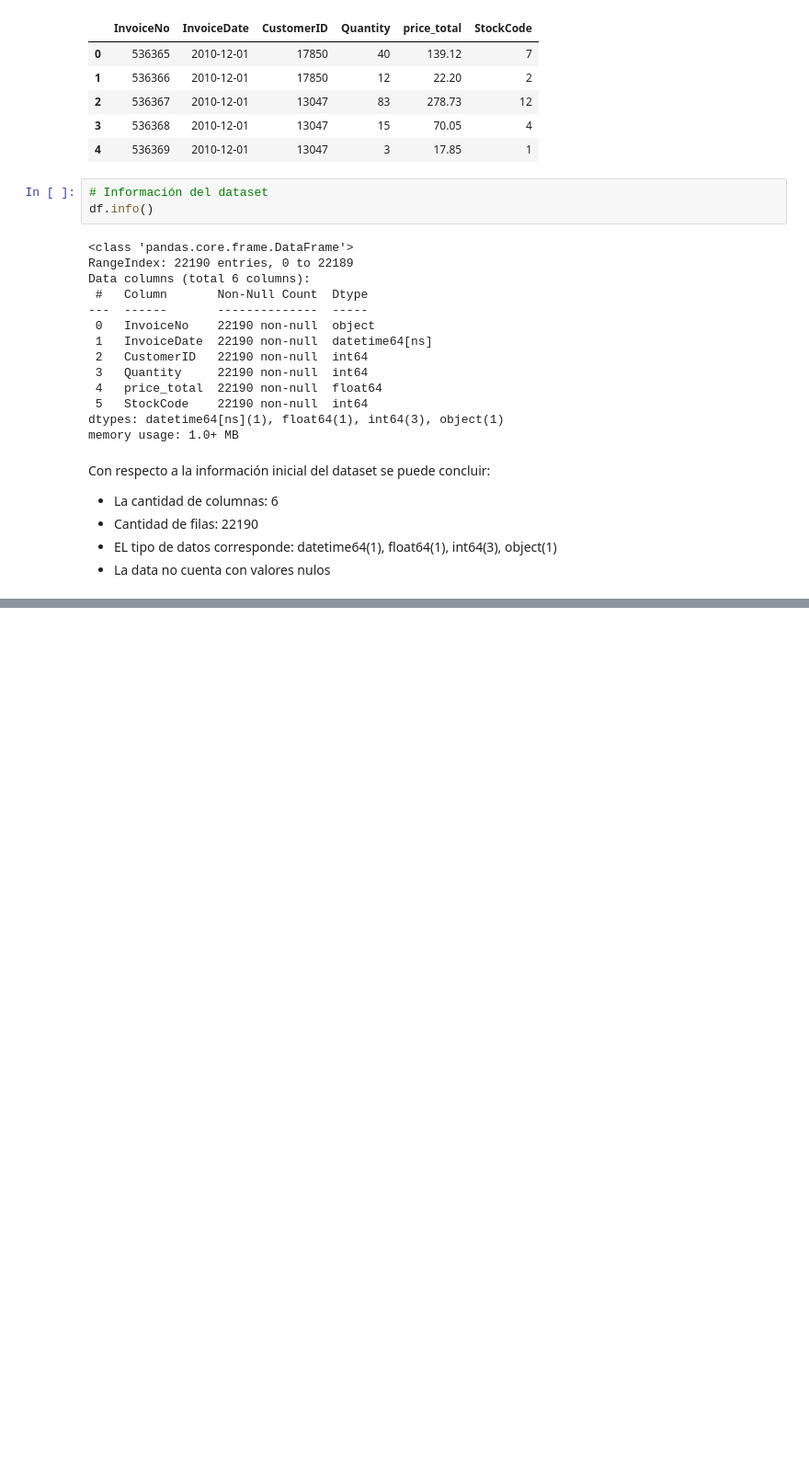
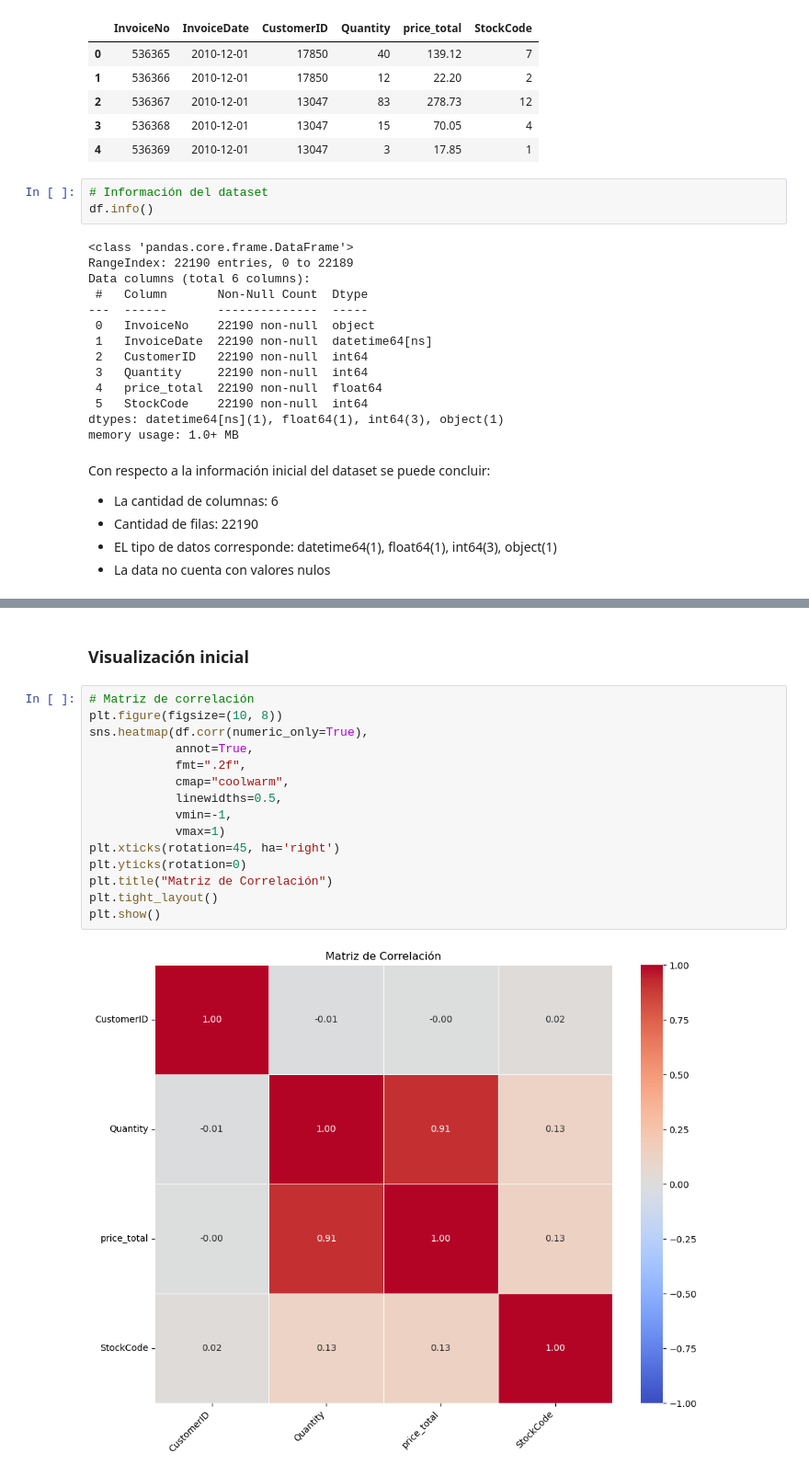
Before and after one commit to ctobar96/Latam_DataScience2024, a Jupyter notebook: Proyectos_MachineLearning/Desafio_SegmentaciónClientes/SegmentacionClientes.ipynb, the cells around one changed output, grey strips where cells are left out. Shown: that part at 92% size. Saved outputs shown, nothing was run; the diff lists cells and outputs as text; blank space fills up the shorter version.

Commit message:
Visualización inicial, matriz de correlación.

```diff
--- a/Proyectos_MachineLearning/Desafio_SegmentaciónClientes/SegmentacionClientes.ipynb
+++ b/Proyectos_MachineLearning/Desafio_SegmentaciónClientes/SegmentacionClientes.ipynb
@@ -90,0 +102,19 @@ Con respecto a la información inicial del dataset se puede concluir:
+# %% [markdown]
+### Visualización inicial
+# %%
+# Matriz de correlación
+plt.figure(figsize=(10, 8))
+sns.heatmap(df.corr(numeric_only=True),
+            annot=True,
+            fmt=".2f",
+            cmap="coolwarm",
+            linewidths=0.5,
+            vmin=-1,
+            vmax=1)
+plt.xticks(rotation=45, ha='right')
+plt.yticks(rotation=0)
+plt.title("Matriz de Correlación")
+plt.tight_layout()
+plt.show()
+# %% [output]
+[figure, added]
```
Also changed, not shown: parts of 1 cell of this notebook.
